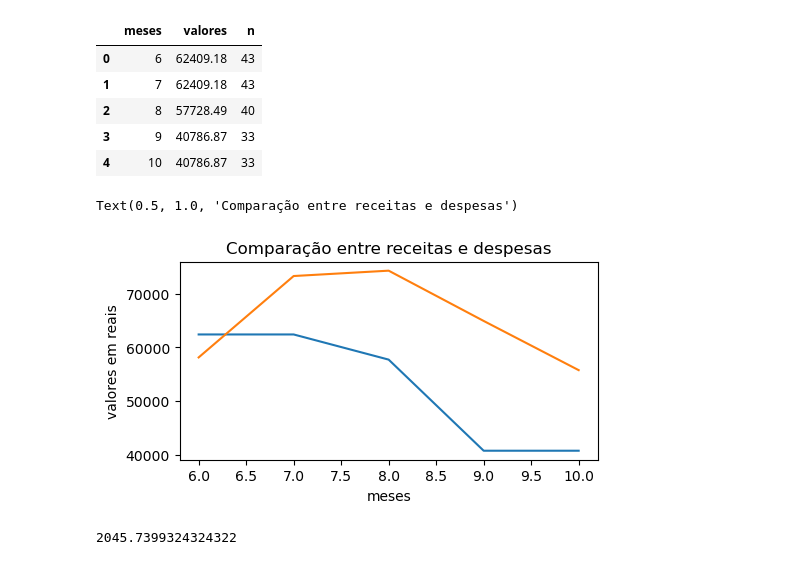
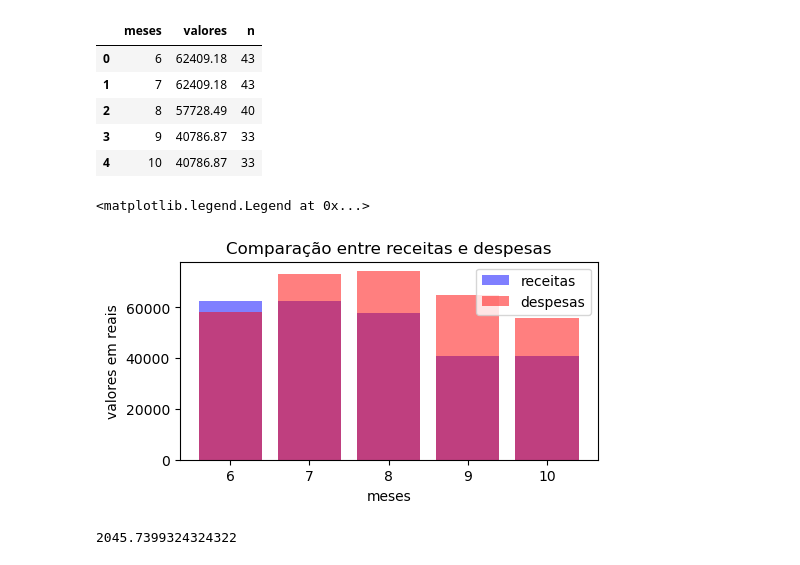
Before and after one commit to mp-resuldados/diagnostico-escola, a Jupyter notebook: notebooks/contas.ipynb, the cells around one changed output. Drawn from its saved outputs; the diff is of its cells as text; code cells hidden in the pictures.

```diff
--- a/notebooks/contas.ipynb
+++ b/notebooks/contas.ipynb
@@ -256,16 +256,33 @@ receitas
 | 4 | 10 | 40786.87 | 33 |
 # %%
 fig, ax = plt.subplots(figsize=(5, 2.7), layout='constrained')
-ax.plot(receitas['meses'], receitas['valores'], label='receitas')
-ax.plot(despesas['meses'], despesas['valores'], label='despesas')
-# ax.plot(x, x**3, label='tabelado')
+
+meses = ['jun', 'jul', 'ago', 'set', 'out']
+
+ax.bar(
+    receitas['meses'],
+    receitas['valores'],
+    label='receitas',
+    color='blue',
+    alpha=0.5,
+)
+
+ax.bar(
+    despesas['meses'],
+    despesas['valores'],
+    label='despesas',
+    color='red',
+    alpha=0.5,
+)
+
 ax.set_xlabel('meses')
 ax.set_ylabel('valores em reais')
+
 ax.set_title('Comparação entre receitas e despesas')
-#ax.legend()
+ax.legend()
 # %% [output]
-Text(0.5, 1.0, 'Comparação entre receitas e despesas')
+<matplotlib.legend.Legend at 0x...>
-[figure, old version]
+[figure, new version]
 # %%
 # cálculo da mensalidade tabelada média
 comp['tabelado'].mean()
```
Also changed, not shown: parts of 2 cells of this notebook, 4 other files.
